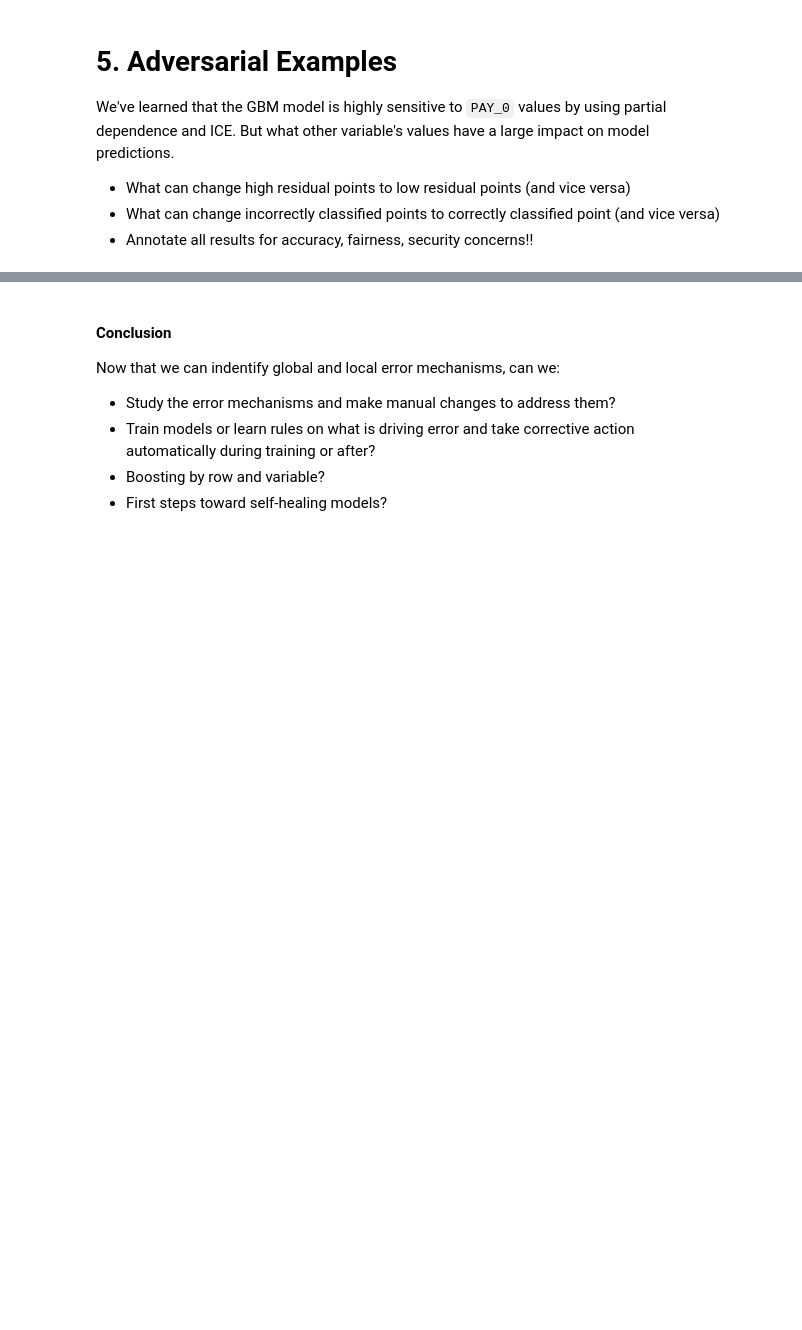
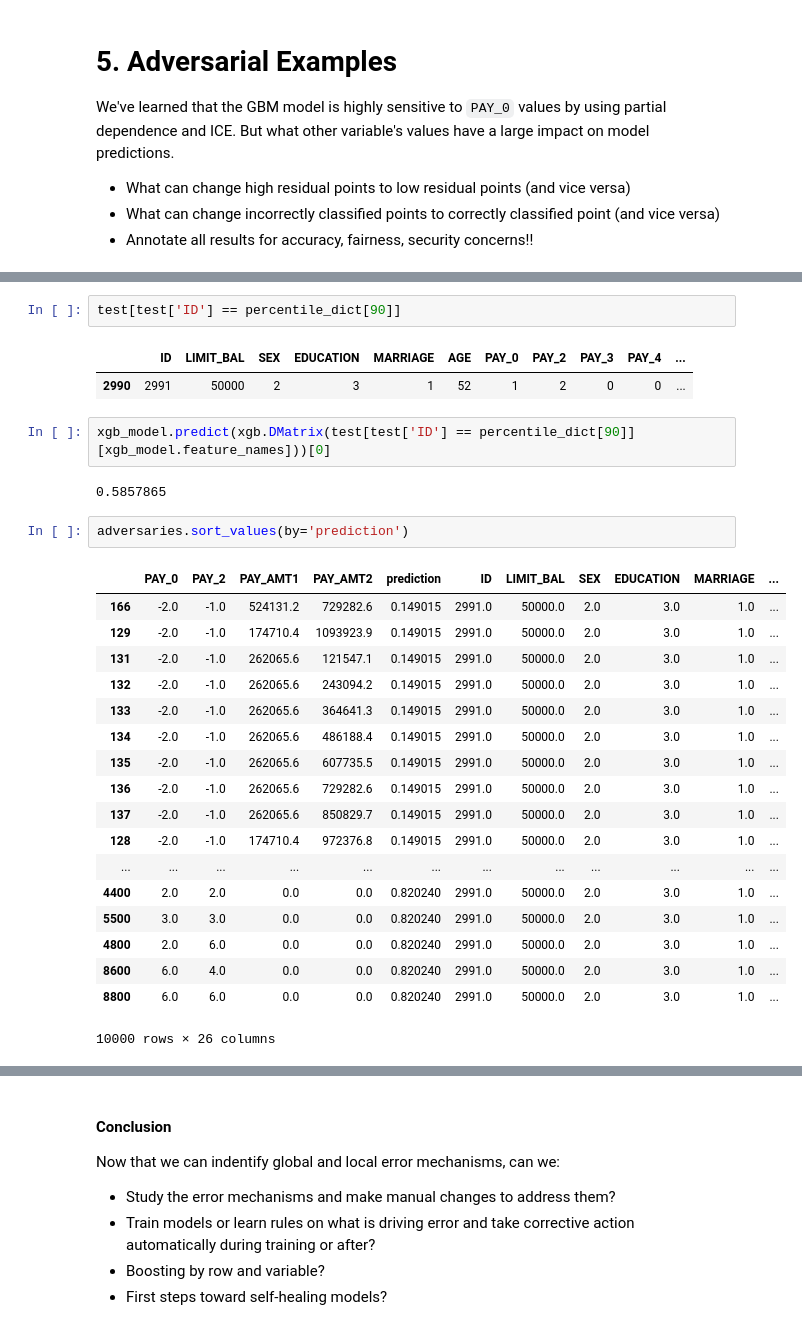
Before and after one commit to jphall663/interpretable_machine_learning_with_python, a Jupyter notebook: debugging_sens_analysis_redux.ipynb, the cells around one changed output, grey strips where cells are left out. Drawn from its saved outputs; the diff is of its cells as text; blank space fills up the shorter version.

```diff
--- a/debugging_sens_analysis_redux.ipynb
+++ b/debugging_sens_analysis_redux.ipynb
@@ -657,0 +650,30 @@ for a in [10000.0, 59500.0, 109000.0, 158500.0, 208000.0, 257500.0, 307000.0, 35
+# %%
+test[test['ID'] == percentile_dict[90]]
+# %% [output]
+|  | ID | LIMIT_BAL | SEX | EDUCATION | MARRIAGE | AGE | PAY_0 | PAY_2 | PAY_3 | PAY_4 | ... |
+| 2990 | 2991 | 50000 | 2 | 3 | 1 | 52 | 1 | 2 | 0 | 0 | ... |
+# %%
+xgb_model.predict(xgb.DMatrix(test[test['ID'] == percentile_dict[90]][xgb_model.feature_names]))[0]
+# %% [output]
+0.5857865
+# %%
+adversaries.sort_values(by='prediction')
+# %% [output]
+|  | PAY_0 | PAY_2 | PAY_AMT1 | PAY_AMT2 | prediction | ID | LIMIT_BAL | SEX | EDUCATION | MARRIAGE | ... |
+| 166 | -2.0 | -1.0 | 524131.2 | 729282.6 | 0.149015 | 2991.0 | 50000.0 | 2.0 | 3.0 | 1.0 | ... |
+| 129 | -2.0 | -1.0 | 174710.4 | 1093923.9 | 0.149015 | 2991.0 | 50000.0 | 2.0 | 3.0 | 1.0 | ... |
+| 131 | -2.0 | -1.0 | 262065.6 | 121547.1 | 0.149015 | 2991.0 | 50000.0 | 2.0 | 3.0 | 1.0 | ... |
+| 132 | -2.0 | -1.0 | 262065.6 | 243094.2 | 0.149015 | 2991.0 | 50000.0 | 2.0 | 3.0 | 1.0 | ... |
+| 133 | -2.0 | -1.0 | 262065.6 | 364641.3 | 0.149015 | 2991.0 | 50000.0 | 2.0 | 3.0 | 1.0 | ... |
+| 134 | -2.0 | -1.0 | 262065.6 | 486188.4 | 0.149015 | 2991.0 | 50000.0 | 2.0 | 3.0 | 1.0 | ... |
+| 135 | -2.0 | -1.0 | 262065.6 | 607735.5 | 0.149015 | 2991.0 | 50000.0 | 2.0 | 3.0 | 1.0 | ... |
+| 136 | -2.0 | -1.0 | 262065.6 | 729282.6 | 0.149015 | 2991.0 | 50000.0 | 2.0 | 3.0 | 1.0 | ... |
+| 137 | -2.0 | -1.0 | 262065.6 | 850829.7 | 0.149015 | 2991.0 | 50000.0 | 2.0 | 3.0 | 1.0 | ... |
+| 128 | -2.0 | -1.0 | 174710.4 | 972376.8 | 0.149015 | 2991.0 | 50000.0 | 2.0 | 3.0 | 1.0 | ... |
+| ... | ... | ... | ... | ... | ... | ... | ... | ... | ... | ... | ... |
+| 4400 | 2.0 | 2.0 | 0.0 | 0.0 | 0.820240 | 2991.0 | 50000.0 | 2.0 | 3.0 | 1.0 | ... |
+| 5500 | 3.0 | 3.0 | 0.0 | 0.0 | 0.820240 | 2991.0 | 50000.0 | 2.0 | 3.0 | 1.0 | ... |
+| 4800 | 2.0 | 6.0 | 0.0 | 0.0 | 0.820240 | 2991.0 | 50000.0 | 2.0 | 3.0 | 1.0 | ... |
+| 8600 | 6.0 | 4.0 | 0.0 | 0.0 | 0.820240 | 2991.0 | 50000.0 | 2.0 | 3.0 | 1.0 | ... |
+| 8800 | 6.0 | 6.0 | 0.0 | 0.0 | 0.820240 | 2991.0 | 50000.0 | 2.0 | 3.0 | 1.0 | ... |
+10000 rows × 26 columns
```
Also changed, not shown: parts of 14 cells of this notebook, 3 other files.
